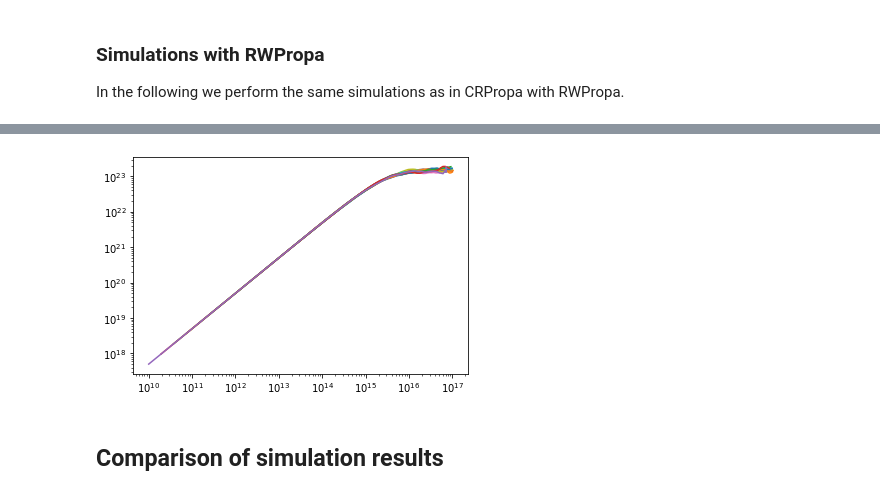
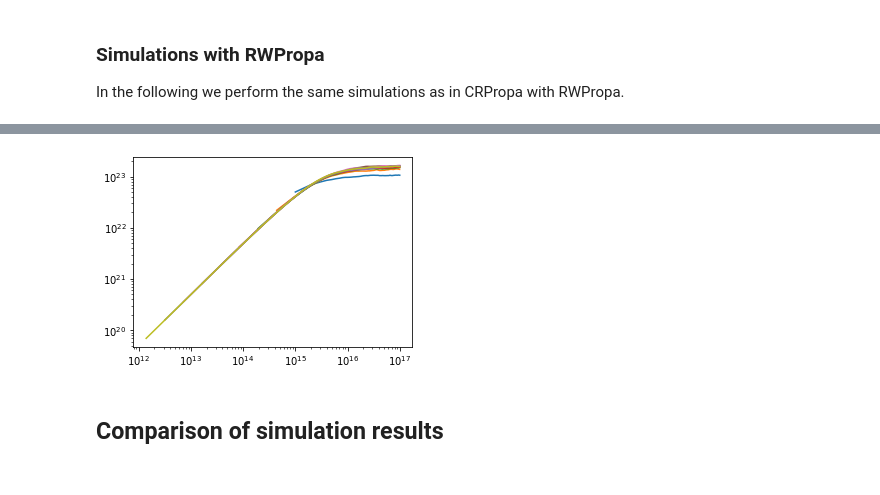
Before and after one commit to reichherzerp/PropPy, a Jupyter notebook: comparison/Comparison in compact astrophysical sources.ipynb, the cells around one changed output, grey strips where cells are left out. Drawn from its saved outputs; the diff is of its cells as text; code cells hidden in the pictures.

Commit message:
updated running diffusion comparison plot
Former-commit-id: 66c572ed383a8f9067a8602c6a08a0fff9545748

```diff
--- a/comparison/Comparison in compact astrophysical sources.ipynb
+++ b/comparison/Comparison in compact astrophysical sources.ipynb
@@ -75,14 +75,14 @@ In the following we perform the same simulations as in CRPropa with RWPropa.
 # %%
 step_sizes = np.logspace(10, 15, 15) # [m]
 # %%
-sim = rw.IsotropicSimulation(nr_particles = 10**2, energy = energy, step_size = 10**14, nr_steps = 10, diffusion_coefficient_para = kappa_theory, nr_obs_steps = 1)
 df_sim_data = pd.DataFrame(columns=('step_size', 'time', 'kappa', 'kappa_err'))
 
 fig = plt.figure(figsize=(5,3.5))
-for i, step_size in enumerate(step_sizes[::-1]):
+for i, step_size in enumerate(step_sizes[::-1][:-6]):
     print('______________________________________________________________')
+    print('step_size: ', step_size)
     nr_steps = int(traj_max/step_size)
-    sim = rw.IsotropicSimulation(nr_particles = 10**2, energy = energy, step_size = step_size, nr_steps = nr_steps, diffusion_coefficient_para = kappa_theory, nr_obs_steps = 100)
+    sim = rw.IsotropicSimulation(nr_particles = 10**3, energy = energy, step_size = step_size, nr_steps = nr_steps, diffusion_coefficient_para = kappa_theory, nr_obs_steps = 100)
     file_name = path_data_raw+'/rwpropa_'+str(step_size/10**11)
     start_time = time.process_time()
     %time sim.simulate(file_name)
@@ -120,5 +120,5 @@ time needed:  1700.8361399170003 s
 init statistics plotting class
-[figure, old version]
+[figure, new version]
 # %% [markdown]
 ## Comparison of simulation results
 # %%
```
Also changed, not shown: parts of 6 cells of this notebook, 1 other file.
